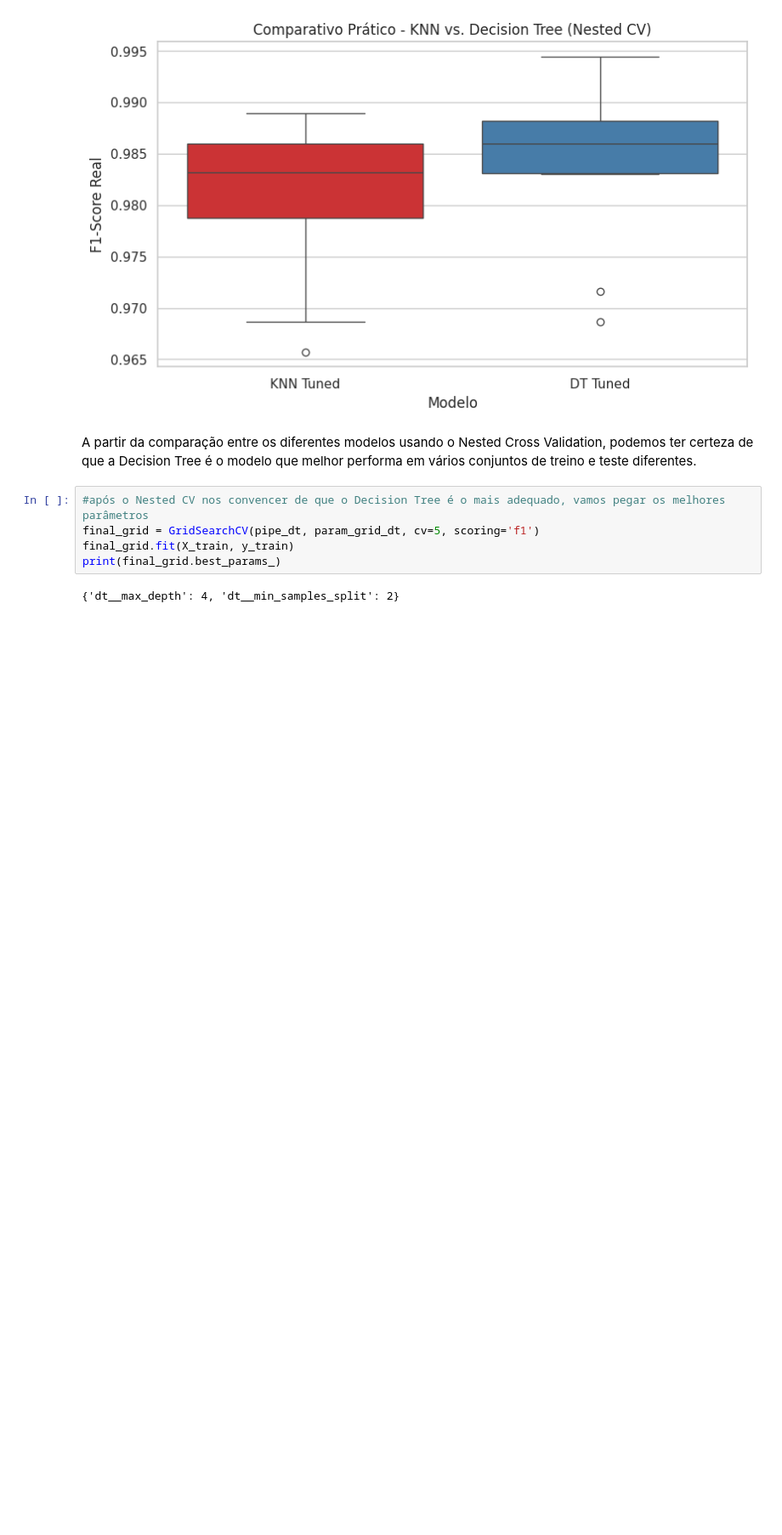
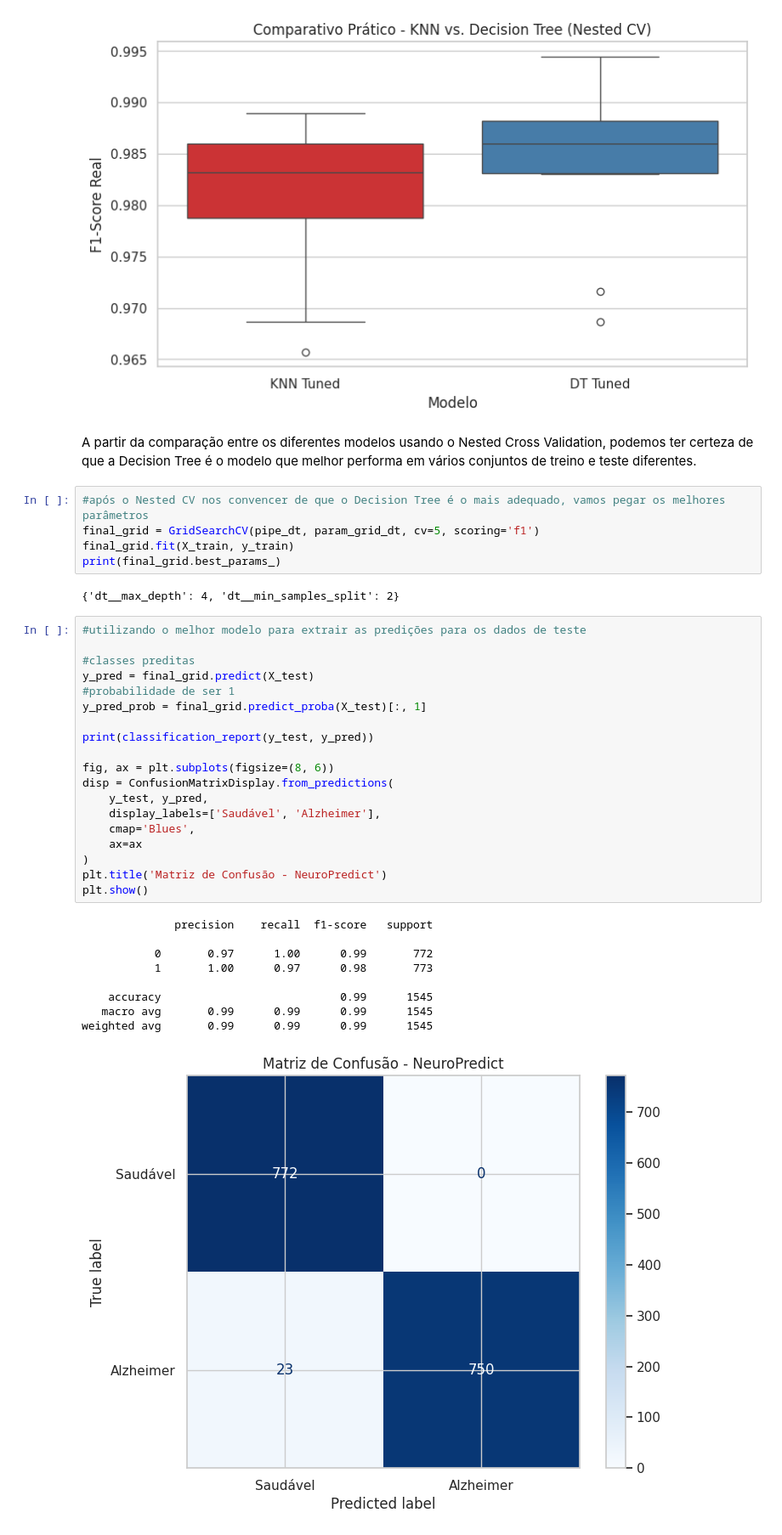
Before and after one commit to debahferreira/neuropredict-ml, a Jupyter notebook: notebooks/03_exploracao.ipynb, the cells around one changed output. Shown at 85% size. Drawn from its saved outputs; the diff is of its cells as text; blank space fills up the shorter version.

Commit message:
:sparkles: Utilizando o melhor modelo para extrair as predições para os dados de teste

```diff
--- a/notebooks/03_exploracao.ipynb
+++ b/notebooks/03_exploracao.ipynb
@@ -226,3 +226,32 @@ final_grid.fit(X_train, y_train)
 print(final_grid.best_params_)
 # %% [output]
 {'dt__max_depth': 4, 'dt__min_samples_split': 2}
+# %%
+#utilizando o melhor modelo para extrair as predições para os dados de teste
+
+#classes preditas
+y_pred = final_grid.predict(X_test)
+#probabilidade de ser 1
+y_pred_prob = final_grid.predict_proba(X_test)[:, 1]
+
+print(classification_report(y_test, y_pred))
+
+fig, ax = plt.subplots(figsize=(8, 6))
+disp = ConfusionMatrixDisplay.from_predictions(
+    y_test, y_pred,
+    display_labels=['Saudável', 'Alzheimer'],
+    cmap='Blues',
+    ax=ax
+)
+plt.title('Matriz de Confusão - NeuroPredict')
+plt.show()
+# %% [output]
+              precision    recall  f1-score   support
+
+           0       0.97      1.00      0.99       772
+           1       1.00      0.97      0.98       773
+
+    accuracy                           0.99      1545
+   macro avg       0.99      0.99      0.99      1545
+weighted avg       0.99      0.99      0.99      1545
+[figure, added]
```
Also changed, not shown: parts of 3 cells of this notebook.
